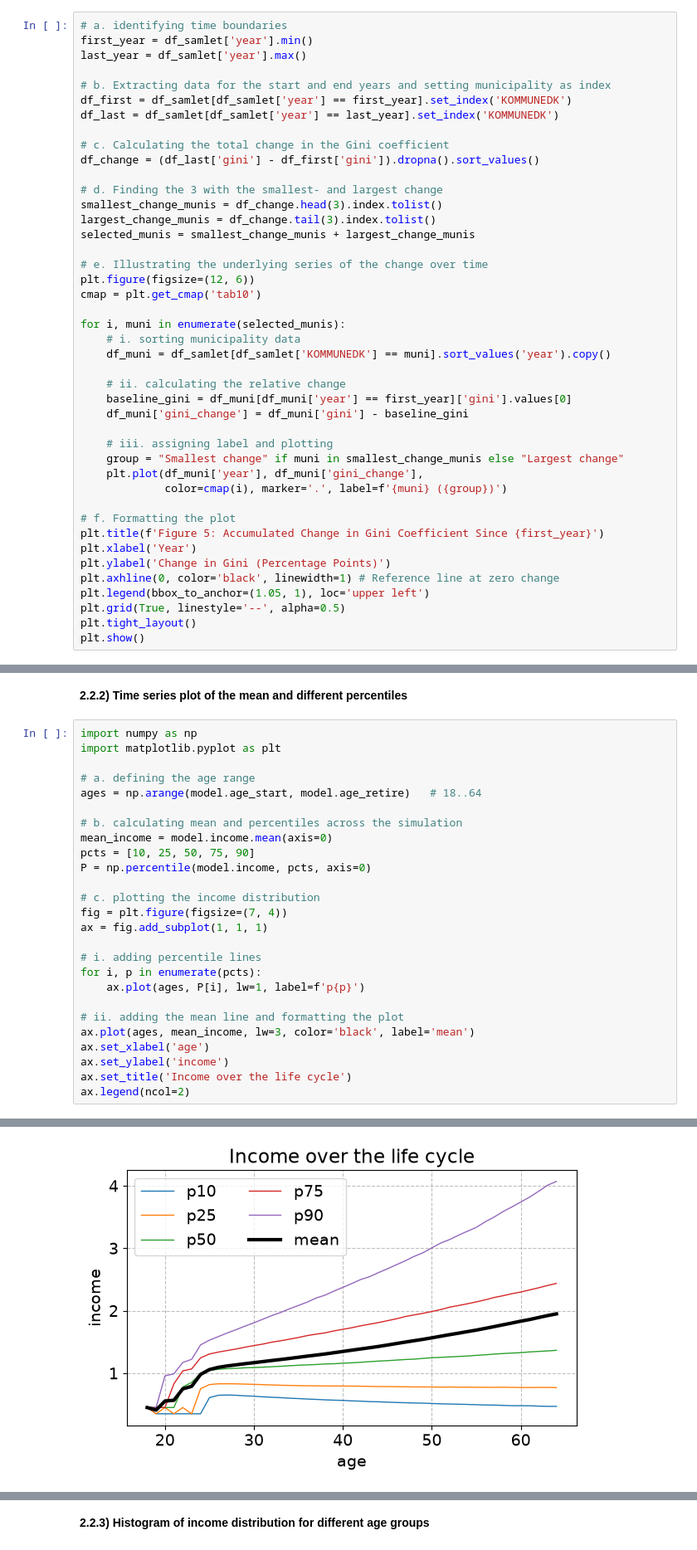
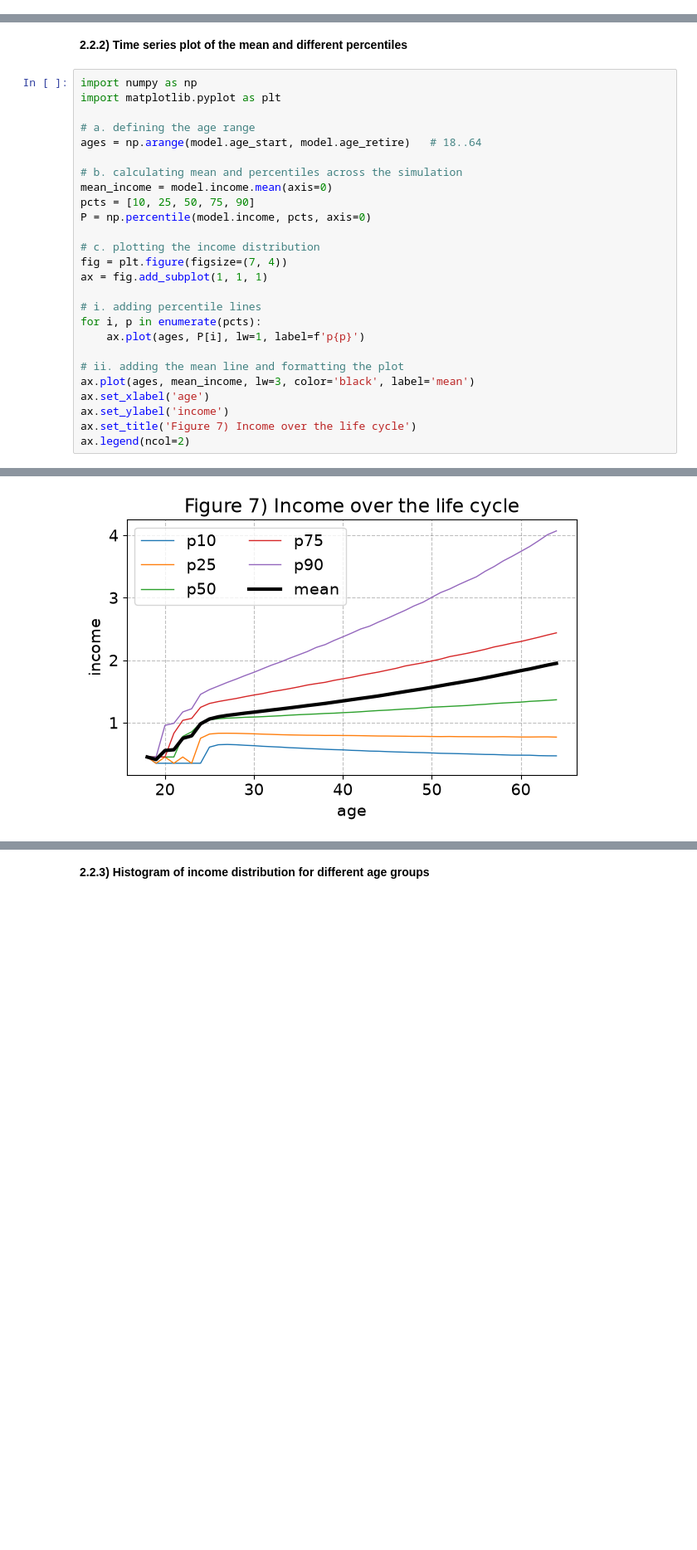
Before and after one commit to NumEconCopenhagen/projects-2024-group67, a Jupyter notebook: DataProject.ipynb, the cells around one changed output, grey strips where cells are left out. Shown at 83% size. Saved outputs shown, nothing was run; the diff lists cells and outputs as text; blank space fills up the shorter version.

```diff
--- a/DataProject.ipynb
+++ b/DataProject.ipynb
@@ -521,45 +522,2 @@ Examining the underlying time series reveals that while some top-ranking municip
 # %% [markdown]
 **1.3.3**
-# %%
-# a. identifying time boundaries
-first_year = df_samlet['year'].min()
-last_year = df_samlet['year'].max()
-
-# b. Extracting data for the start and end years and setting municipality as index
-df_first = df_samlet[df_samlet['year'] == first_year].set_index('KOMMUNEDK')
-df_last = df_samlet[df_samlet['year'] == last_year].set_index('KOMMUNEDK')
-
-# c. Calculating the total change in the Gini coefficient
-df_change = (df_last['gini'] - df_first['gini']).dropna().sort_values()
-
-# d. Finding the 3 with the smallest- and largest change
-smallest_change_munis = df_change.head(3).index.tolist()
-largest_change_munis = df_change.tail(3).index.tolist()
-selected_munis = smallest_change_munis + largest_change_munis
-
-# e. Illustrating the underlying series of the change over time
-plt.figure(figsize=(12, 6))
-cmap = plt.get_cmap('tab10')
-
-for i, muni in enumerate(selected_munis):
-    # i. sorting municipality data
-    df_muni = df_samlet[df_samlet['KOMMUNEDK'] == muni].sort_values('year').copy()
-
-    # ii. calculating the relative change
-    baseline_gini = df_muni[df_muni['year'] == first_year]['gini'].values[0]
-    df_muni['gini_change'] = df_muni['gini'] - baseline_gini
-
-    # iii. assigning label and plotting
-    group = "Smallest change" if muni in smallest_change_munis else "Largest change"
-    plt.plot(df_muni['year'], df_muni['gini_change'],
-             color=cmap(i), marker='.', label=f'{muni} ({group})')
-
-# f. Formatting the plot
-plt.title(f'Figure 5: Accumulated Change in Gini Coefficient Since {first_year}')
-plt.xlabel('Year')
-plt.ylabel('Change in Gini (Percentage Points)')
-plt.axhline(0, color='black', linewidth=1) # Reference line at zero change
-plt.legend(bbox_to_anchor=(1.05, 1), loc='upper left')
-plt.grid(True, linestyle='--', alpha=0.5)
-plt.tight_layout()
-plt.show()
@@ -840,29 +796,29 @@ Expected:  1.000
 # %%
 import numpy as np
 import matplotlib.pyplot as plt
 
 # a. defining the age range
 ages = np.arange(model.age_start, model.age_retire)   # 18..64
 
 # b. calculating mean and percentiles across the simulation
 mean_income = model.income.mean(axis=0)
 pcts = [10, 25, 50, 75, 90]
 P = np.percentile(model.income, pcts, axis=0)
 
 # c. plotting the income distribution
 fig = plt.figure(figsize=(7, 4))
 ax = fig.add_subplot(1, 1, 1)
 
 # i. adding percentile lines
 for i, p in enumerate(pcts):
     ax.plot(ages, P[i], lw=1, label=f'p{p}')
 
 # ii. adding the mean line and formatting the plot
 ax.plot(ages, mean_income, lw=3, color='black', label='mean')
 ax.set_xlabel('age')
 ax.set_ylabel('income')
-ax.set_title('Income over the life cycle')
+ax.set_title('Figure 7) Income over the life cycle')
 ax.legend(ncol=2)
 # %% [output]
 <matplotlib.legend.Legend at 0x...>
-[figure, old version]
+[figure, new version]
```
Also changed, not shown: parts of 36 cells of this notebook.
